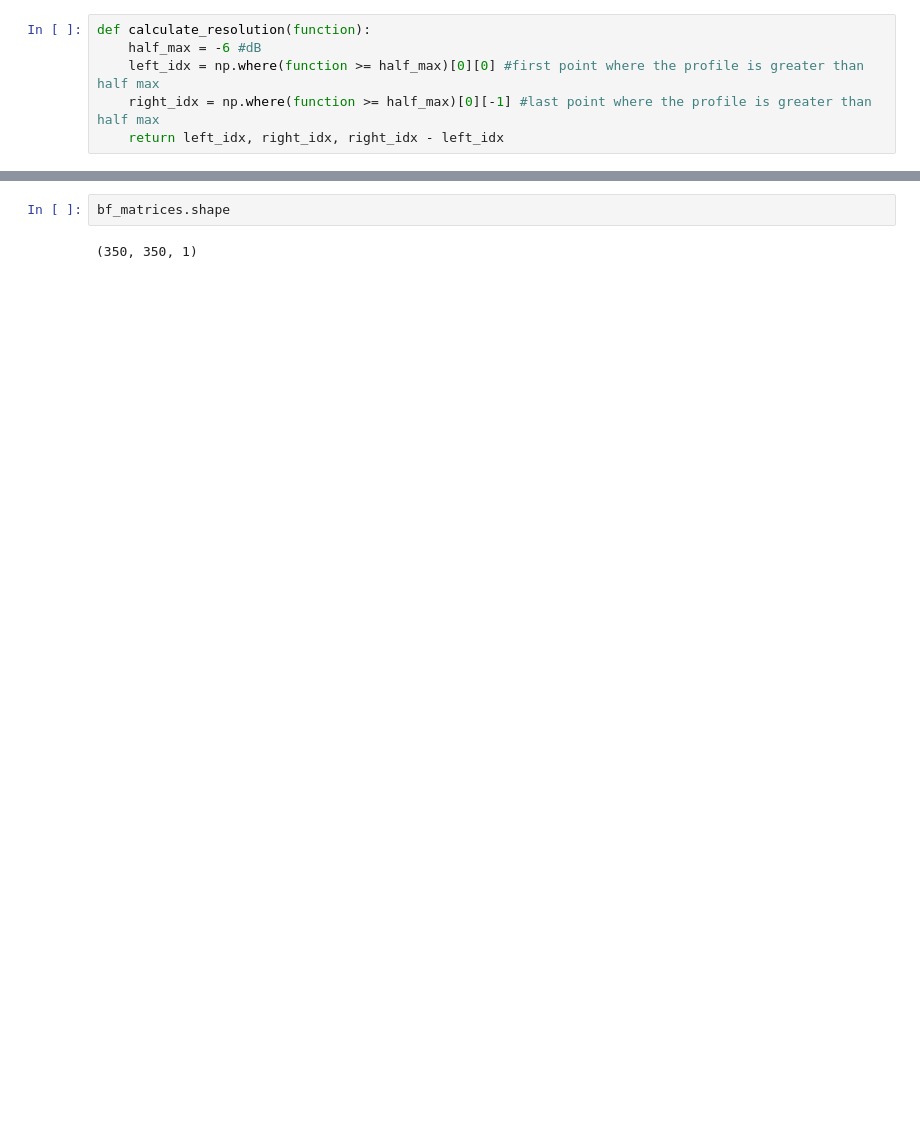
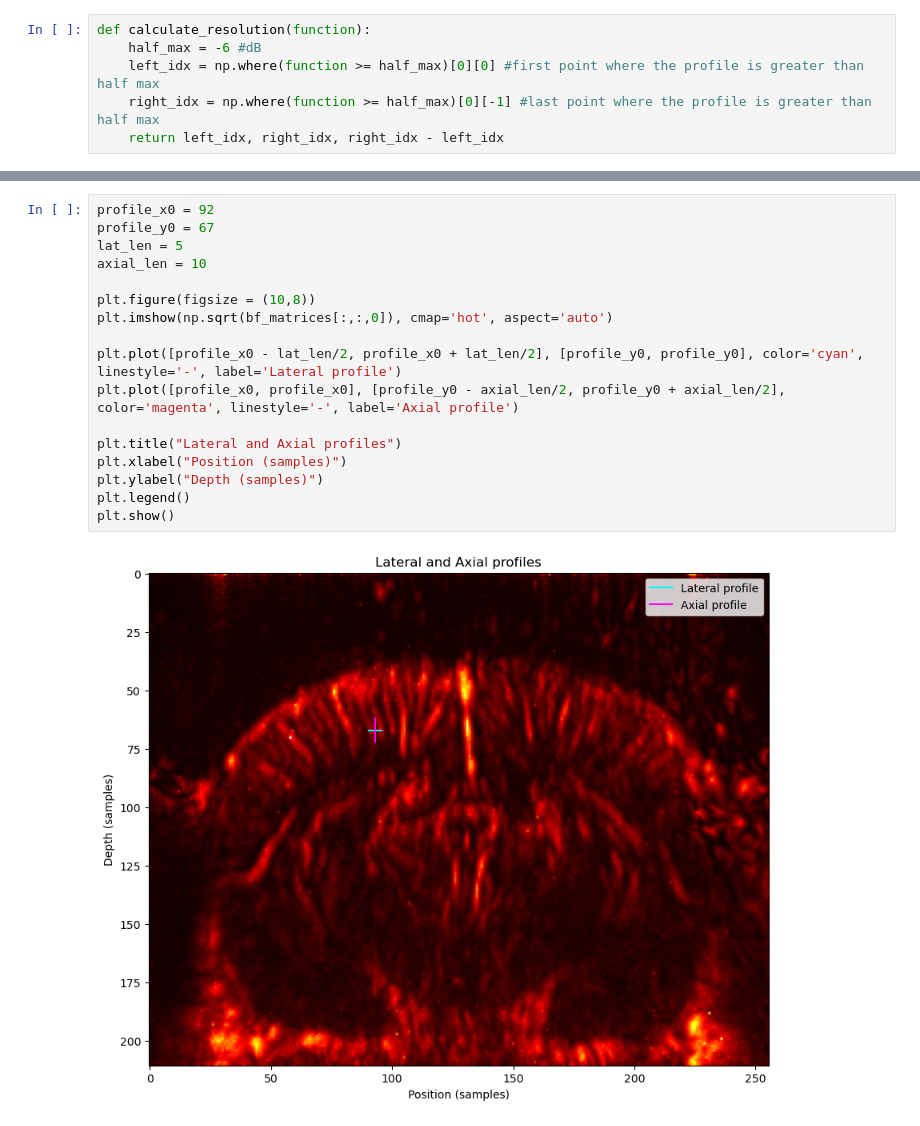
Before and after one commit to MatthieuVAUTRIN/superresolution, a Jupyter notebook: 004_visualization.ipynb, the cells around one changed output, grey strips where cells are left out. Cells and saved outputs as stored; diff of their text form; blank space fills up the shorter version.

```diff
--- a/004_visualization.ipynb
+++ b/004_visualization.ipynb
@@ -261,8 +142,23 @@ def compare_resolutions(bf_matrices, step_size, lateral_step, labels, depth_marg
 
     plt.tight_layout()
     plt.show()
-# %%
-bf_matrices.shape
-# %% [output]
-(350, 350, 1)
+# %%
+profile_x0 = 92
+profile_y0 = 67
+lat_len = 5
+axial_len = 10
+
+plt.figure(figsize = (10,8))
+plt.imshow(np.sqrt(bf_matrices[:,:,0]), cmap='hot', aspect='auto')
+
+plt.plot([profile_x0 - lat_len/2, profile_x0 + lat_len/2], [profile_y0, profile_y0], color='cyan', linestyle='-', label='Lateral profile')
+plt.plot([profile_x0, profile_x0], [profile_y0 - axial_len/2, profile_y0 + axial_len/2], color='magenta', linestyle='-', label='Axial profile')
+
+plt.title("Lateral and Axial profiles")
+plt.xlabel("Position (samples)")
+plt.ylabel("Depth (samples)")
+plt.legend()
+plt.show()
+# %% [output]
+[figure, added]
 # %%
```
Also changed, not shown: parts of 14 cells of this notebook.
